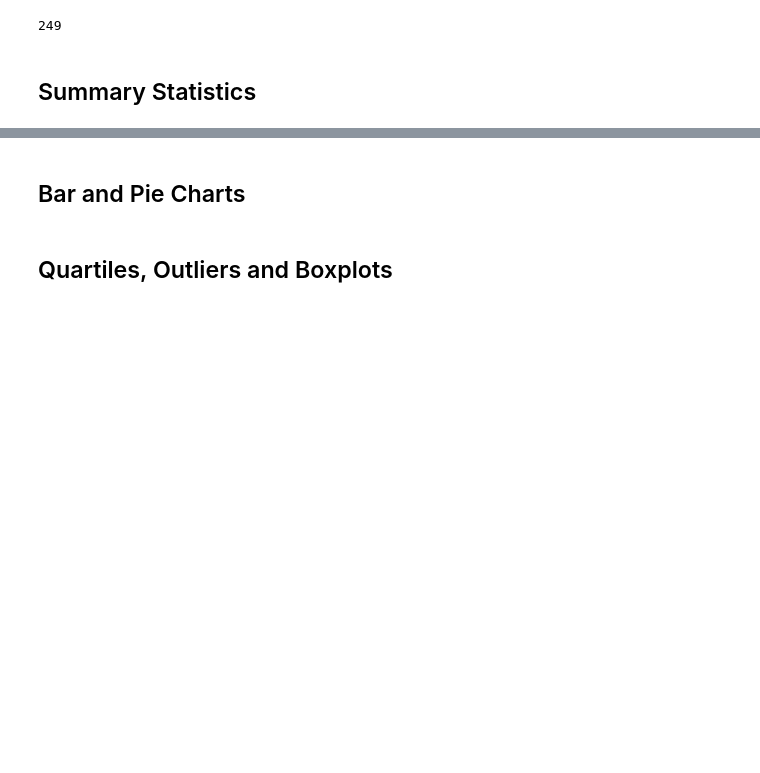
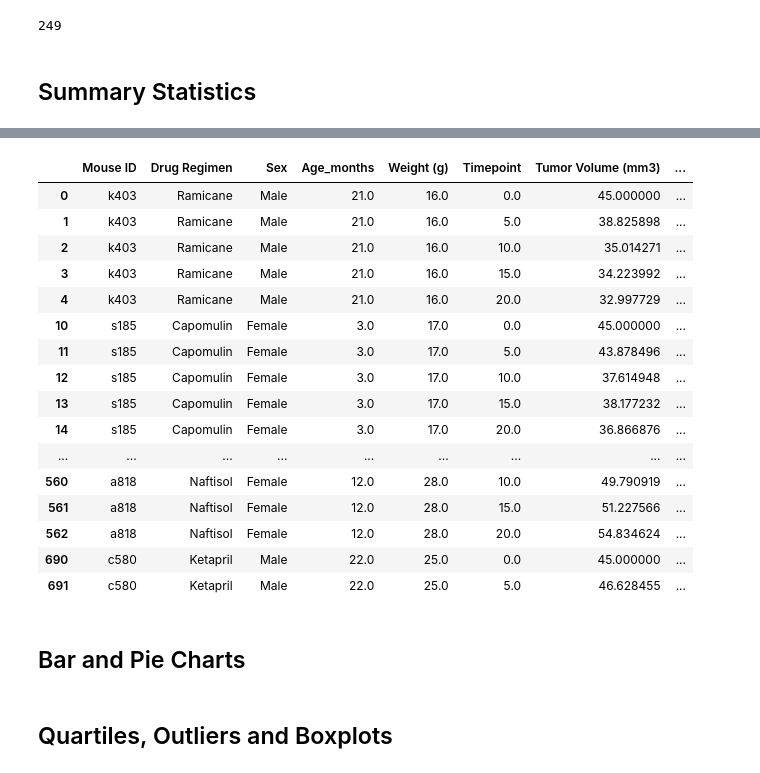
Before and after one commit to CMDenys/plotting-with-pandas, a Jupyter notebook: pymaceuticals_CMD.ipynb, the cells around one changed output, grey strips where cells are left out. Drawn from its saved outputs; the diff is of its cells as text; code cells hidden in the pictures; blank space fills up the shorter version.

```diff
--- a/pymaceuticals_CMD.ipynb
+++ b/pymaceuticals_CMD.ipynb
@@ -72,6 +65,4 @@ g989_data
 # %%
 # Create a clean DataFrame by dropping the duplicate mouse by its ID.
 
-cleaned_merge_df = merged_df[~merged_df.isin(duplicate_mice_ID_df)].dropna(how = 'all')
-
-cleaned_merge_df.head()
+clean_merge_df = merged_df[~merged_df.isin(duplicate_mice_ID_df)].dropna(how = 'all')
@@ -95,5 +93,26 @@ cleaned_merge_df['Mouse ID'].nunique()
 # Use groupby and summary statistical methods to calculate the following properties of each drug regimen:
 # mean, median, variance, standard deviation, and SEM of the tumor volume.
 # Assemble the resulting series into a single summary dataframe.
+# %%
+regimen_group_df = clean_merge_df.groupby('Drug Regimen')
+regimen_group_df.head()
+# %% [output]
+|  | Mouse ID | Drug Regimen | Sex | Age_months | Weight (g) | Timepoint | Tumor Volume (mm3) | ... |
+| 0 | k403 | Ramicane | Male | 21.0 | 16.0 | 0.0 | 45.000000 | ... |
+| 1 | k403 | Ramicane | Male | 21.0 | 16.0 | 5.0 | 38.825898 | ... |
+| 2 | k403 | Ramicane | Male | 21.0 | 16.0 | 10.0 | 35.014271 | ... |
+| 3 | k403 | Ramicane | Male | 21.0 | 16.0 | 15.0 | 34.223992 | ... |
+| 4 | k403 | Ramicane | Male | 21.0 | 16.0 | 20.0 | 32.997729 | ... |
+| 10 | s185 | Capomulin | Female | 3.0 | 17.0 | 0.0 | 45.000000 | ... |
+| 11 | s185 | Capomulin | Female | 3.0 | 17.0 | 5.0 | 43.878496 | ... |
+| 12 | s185 | Capomulin | Female | 3.0 | 17.0 | 10.0 | 37.614948 | ... |
+| 13 | s185 | Capomulin | Female | 3.0 | 17.0 | 15.0 | 38.177232 | ... |
+| 14 | s185 | Capomulin | Female | 3.0 | 17.0 | 20.0 | 36.866876 | ... |
+| ... | ... | ... | ... | ... | ... | ... | ... | ... |
+| 560 | a818 | Naftisol | Female | 12.0 | 28.0 | 10.0 | 49.790919 | ... |
+| 561 | a818 | Naftisol | Female | 12.0 | 28.0 | 15.0 | 51.227566 | ... |
+| 562 | a818 | Naftisol | Female | 12.0 | 28.0 | 20.0 | 54.834624 | ... |
+| 690 | c580 | Ketapril | Male | 22.0 | 25.0 | 0.0 | 45.000000 | ... |
+| 691 | c580 | Ketapril | Male | 22.0 | 25.0 | 5.0 | 46.628455 | ... |
 # %%
 # Generate a summary statistics table of mean, median, variance, standard deviation, and SEM of the tumor volume for each regimen
```
Also changed, not shown: parts of 5 cells of this notebook.
